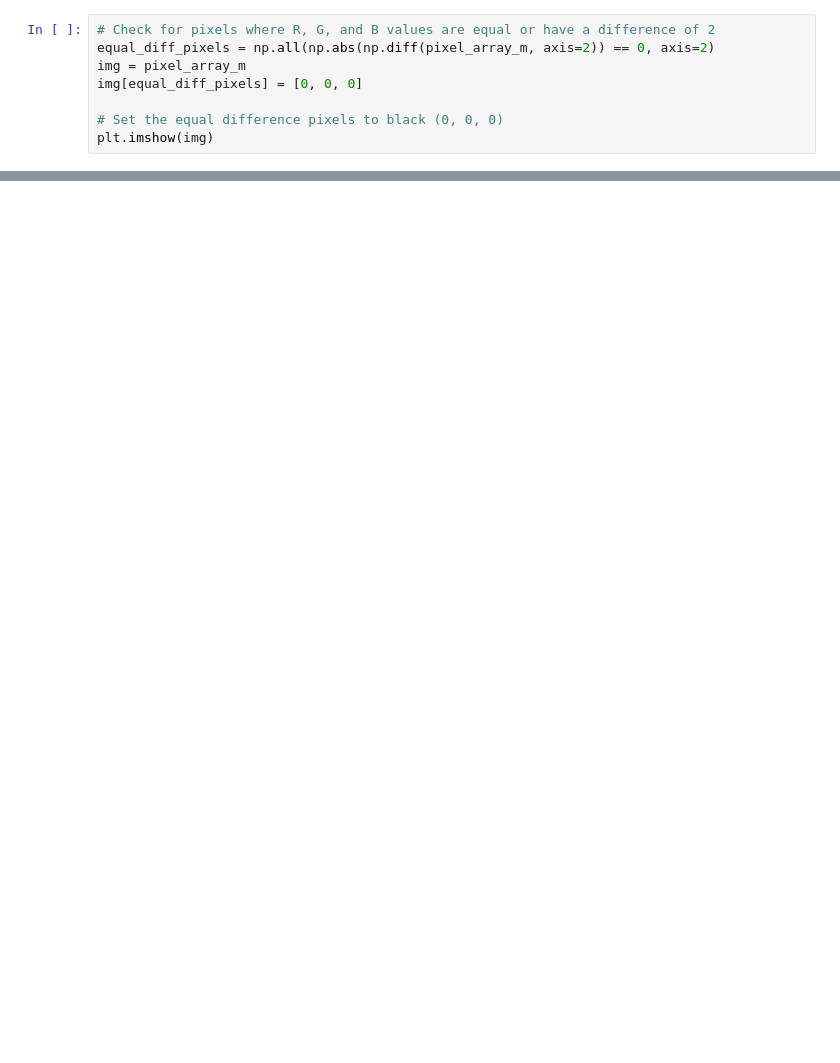
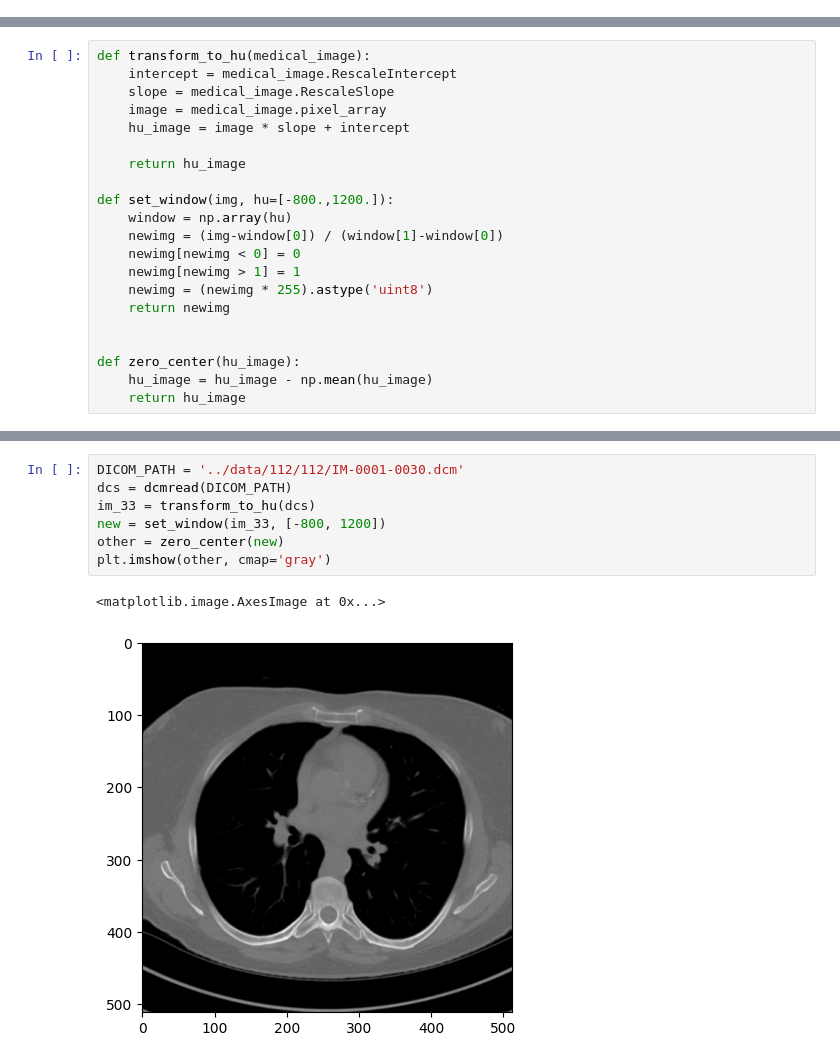
Before and after one commit to dcrovo/Coronary-Artery-Calcification-Detection-and-Segmentation-with-Deep-Learning, a Jupyter notebook: src/Data_and_functions.ipynb, the cells around one changed output, grey strips where cells are left out. Drawn from its saved outputs; the diff is of its cells as text; blank space fills up the shorter version.

```diff
--- a/src/Data_and_functions.ipynb
+++ b/src/Data_and_functions.ipynb
@@ -97,8 +39,0 @@ plt.imshow(pixel_array_m)
-# %%
-# Check for pixels where R, G, and B values are equal or have a difference of 2
-equal_diff_pixels = np.all(np.abs(np.diff(pixel_array_m, axis=2)) == 0, axis=2)
-img = pixel_array_m
-img[equal_diff_pixels] = [0, 0, 0]
-
-# Set the equal difference pixels to black (0, 0, 0)
-plt.imshow(img)
@@ -143,0 +59,21 @@ cv2.destroyAllWindows()
+# %%
+def transform_to_hu(medical_image):
+    intercept = medical_image.RescaleIntercept
+    slope = medical_image.RescaleSlope
+    image = medical_image.pixel_array
+    hu_image = image * slope + intercept
+
+    return hu_image
+
+def set_window(img, hu=[-800.,1200.]):
+    window = np.array(hu)
+    newimg = (img-window[0]) / (window[1]-window[0])
+    newimg[newimg < 0] = 0
+    newimg[newimg > 1] = 1
+    newimg = (newimg * 255).astype('uint8')
+    return newimg
+
+
+def zero_center(hu_image):
+    hu_image = hu_image - np.mean(hu_image)
+    return hu_image
@@ -143,0 +153,10 @@ cv2.destroyAllWindows()
+# %%
+DICOM_PATH = '../data/112/112/IM-0001-0030.dcm'
+dcs = dcmread(DICOM_PATH)
+im_33 = transform_to_hu(dcs)
+new = set_window(im_33, [-800, 1200])
+other = zero_center(new)
+plt.imshow(other, cmap='gray')
+# %% [output]
+<matplotlib.image.AxesImage at 0x...>
+[figure, added]
```
Also changed, not shown: parts of 24 cells of this notebook, 4 other files.
